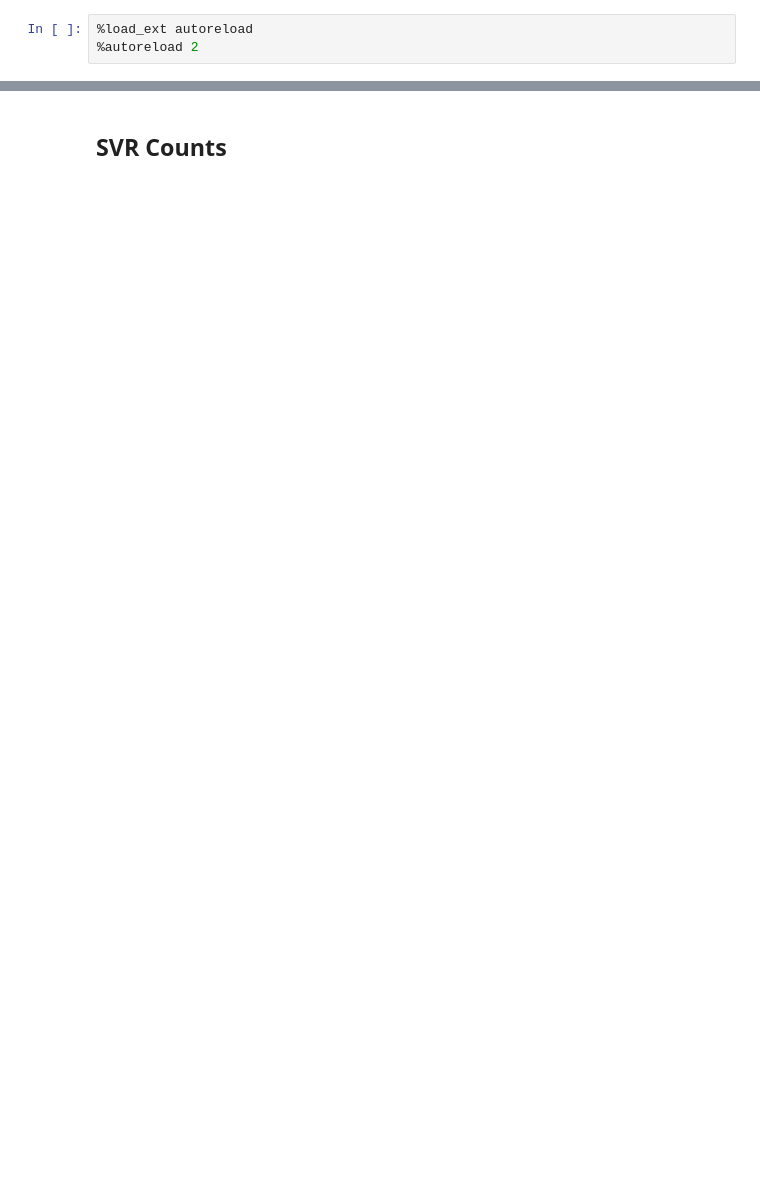
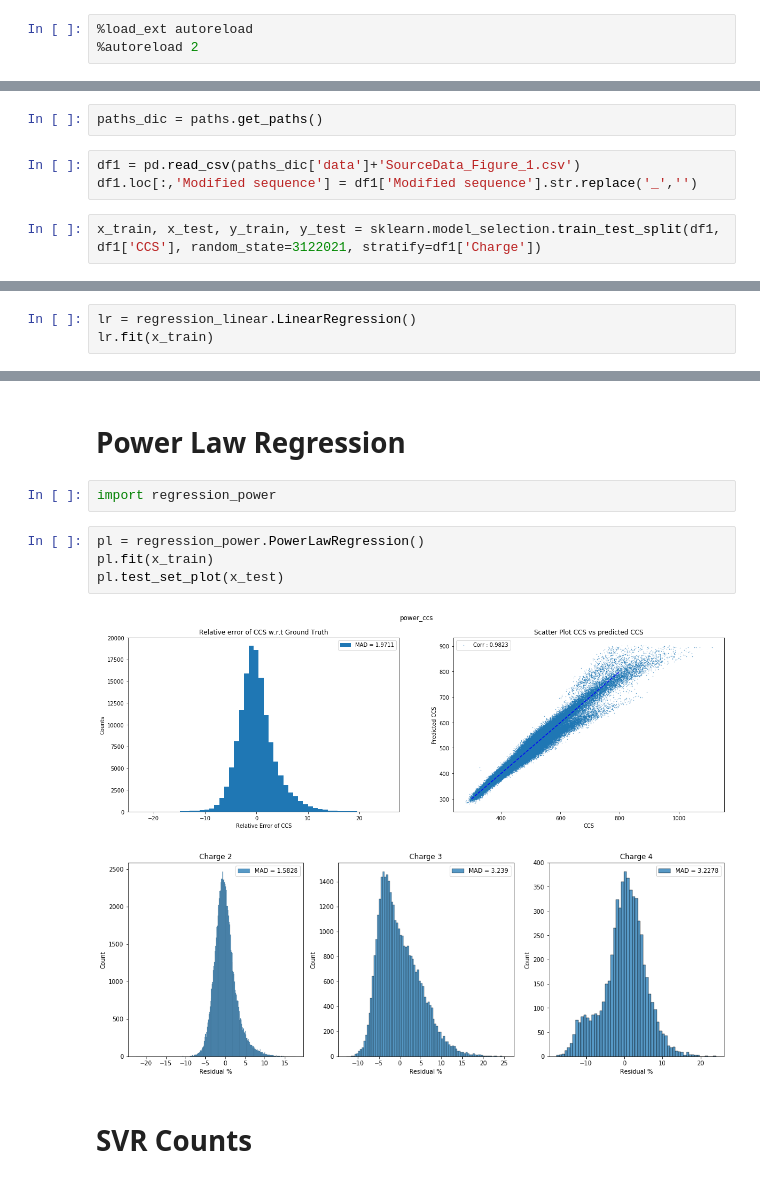
Before and after one commit to jlrestrepol/ccs, a Jupyter notebook: code/CCS_valset.ipynb, the cells around one changed output, grey strips where cells are left out. Cells and saved outputs as stored; diff of their text form; blank space fills up the shorter version.

```diff
--- a/code/CCS_valset.ipynb
+++ b/code/CCS_valset.ipynb
@@ -18,0 +24,7 @@ df4 = pd.read_csv('../dl_paper/SourceData_Figure_4.csv')
+# %%
+paths_dic = paths.get_paths()
+# %%
+df1 = pd.read_csv(paths_dic['data']+'SourceData_Figure_1.csv')
+df1.loc[:,'Modified sequence'] = df1['Modified sequence'].str.replace('_','')
+# %%
+x_train, x_test, y_train, y_test = sklearn.model_selection.train_test_split(df1, df1['CCS'], random_state=3122021, stratify=df1['Charge'])
@@ -18,0 +35,3 @@ df4 = pd.read_csv('../dl_paper/SourceData_Figure_4.csv')
+# %%
+lr = regression_linear.LinearRegression()
+lr.fit(x_train)
@@ -19,2 +43,13 @@ df4 = pd.read_csv('../dl_paper/SourceData_Figure_4.csv')
+# %% [markdown]
+# Power Law Regression
+# %%
+import regression_power
+# %%
+pl = regression_power.PowerLawRegression()
+pl.fit(x_train)
+pl.test_set_plot(x_test)
+# %% [output]
+[figure, added]
+[figure, added]
 # %% [markdown]
-## SVR Counts
+# SVR Counts
```
Also changed, not shown: parts of 23 cells of this notebook.
